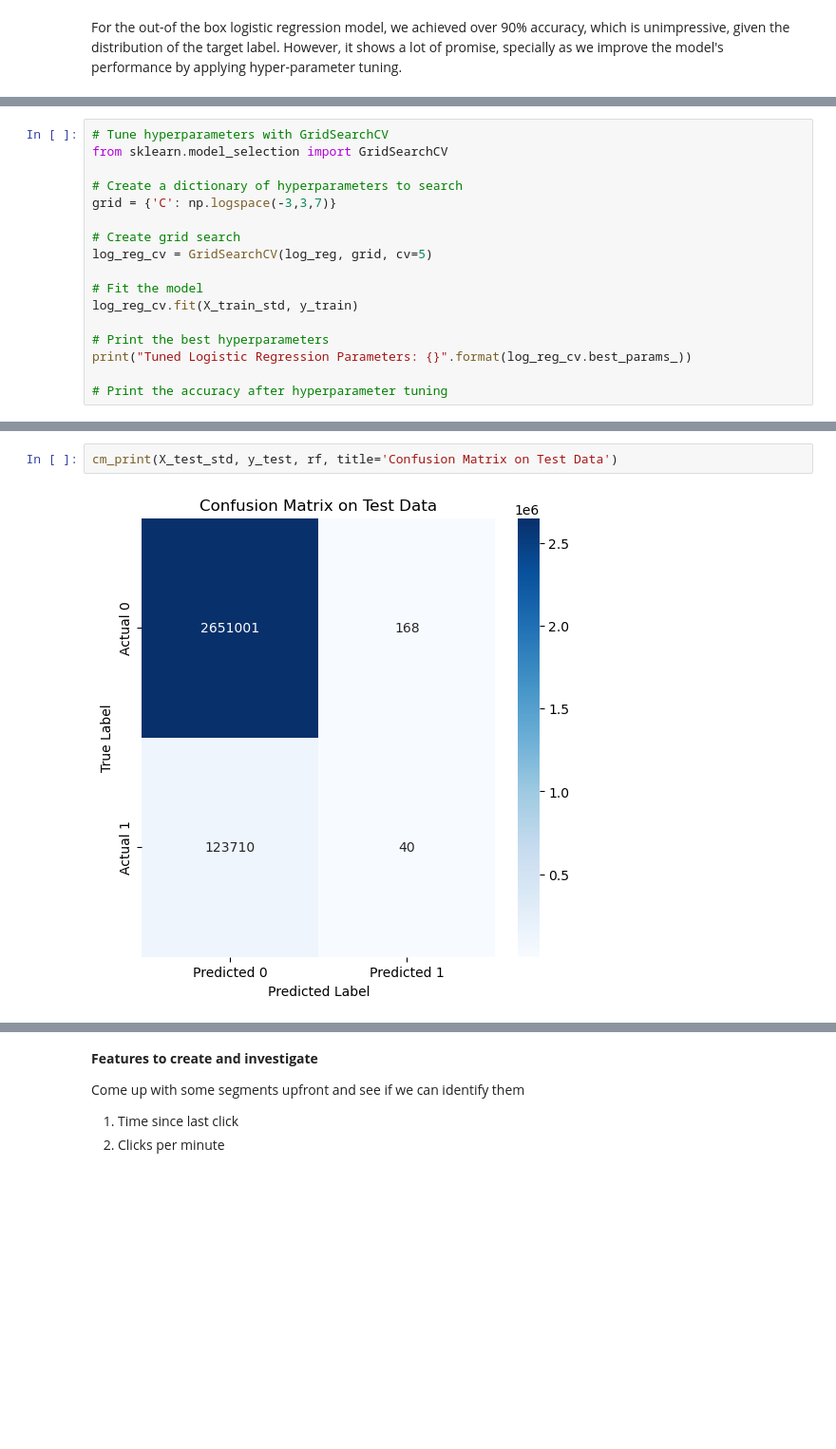
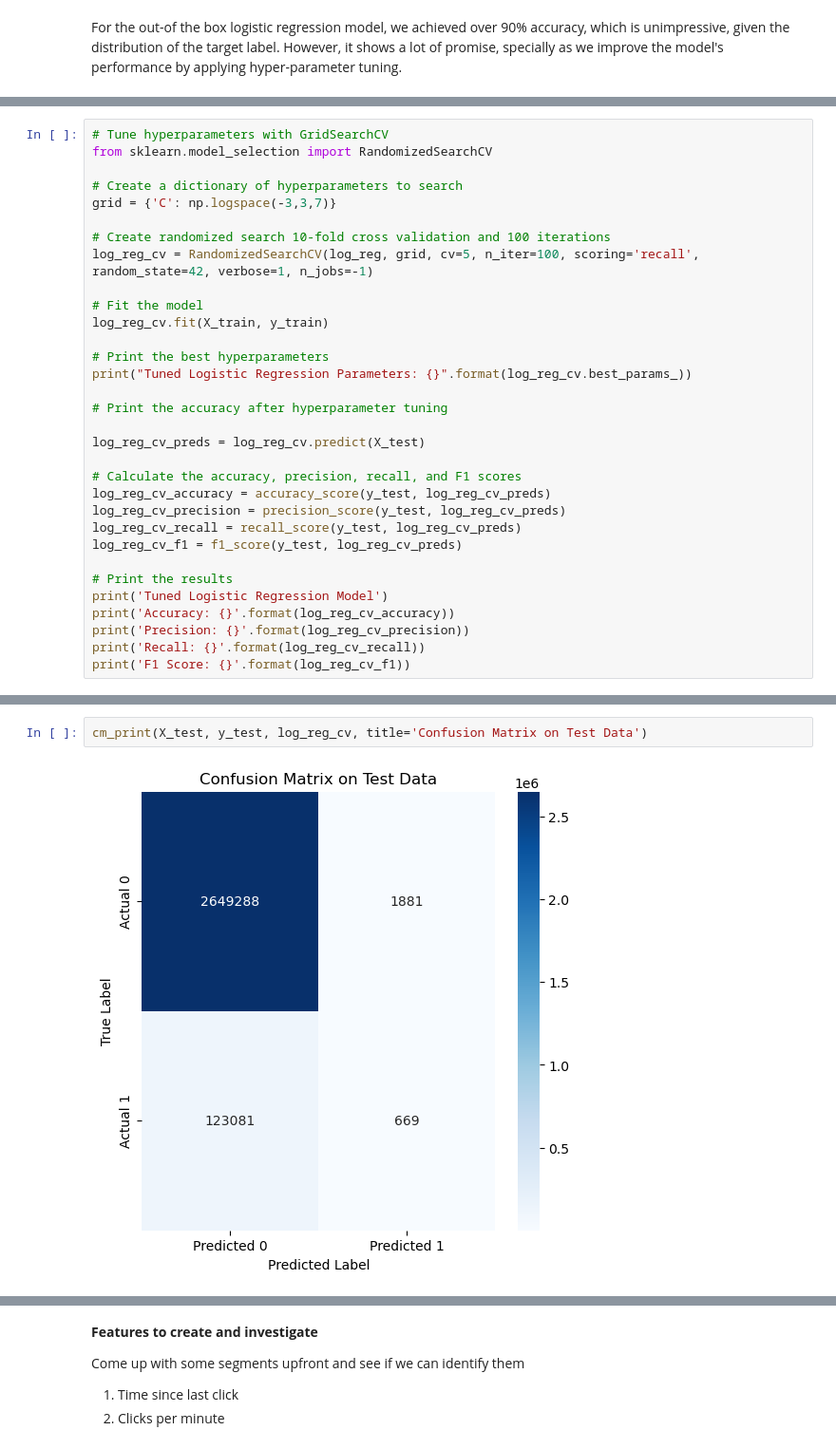
Before and after one commit to Bernardo-giff/imperial_digital_marketing, a Jupyter notebook: Prediction_algorithm.ipynb, the cells around one changed output, grey strips where cells are left out. Shown at 95% size. Saved outputs shown, nothing was run; the diff lists cells and outputs as text; blank space fills up the shorter version.

```diff
--- a/Prediction_algorithm.ipynb
+++ b/Prediction_algorithm.ipynb
@@ -450,19 +477,34 @@ roc_auc_curve(log_reg.predict_proba(X_test_std)[:, 1], 'Logistic Regression ROC
 NotFittedError: This LogisticRegression instance is not fitted yet. Call 'fit' with appropriate arguments before using this estimator.
 # %%
 # Tune hyperparameters with GridSearchCV
-from sklearn.model_selection import GridSearchCV
+from sklearn.model_selection import RandomizedSearchCV
 
 # Create a dictionary of hyperparameters to search
 grid = {'C': np.logspace(-3,3,7)}
 
-# Create grid search
-log_reg_cv = GridSearchCV(log_reg, grid, cv=5)
+# Create randomized search 10-fold cross validation and 100 iterations
+log_reg_cv = RandomizedSearchCV(log_reg, grid, cv=5, n_iter=100, scoring='recall', random_state=42, verbose=1, n_jobs=-1)
 
 # Fit the model
-log_reg_cv.fit(X_train_std, y_train)
+log_reg_cv.fit(X_train, y_train)
 
 # Print the best hyperparameters
 print("Tuned Logistic Regression Parameters: {}".format(log_reg_cv.best_params_))
 
 # Print the accuracy after hyperparameter tuning
+
+log_reg_cv_preds = log_reg_cv.predict(X_test)
+
+# Calculate the accuracy, precision, recall, and F1 scores
+log_reg_cv_accuracy = accuracy_score(y_test, log_reg_cv_preds)
+log_reg_cv_precision = precision_score(y_test, log_reg_cv_preds)
+log_reg_cv_recall = recall_score(y_test, log_reg_cv_preds)
+log_reg_cv_f1 = f1_score(y_test, log_reg_cv_preds)
+
+# Print the results
+print('Tuned Logistic Regression Model')
+print('Accuracy: {}'.format(log_reg_cv_accuracy))
+print('Precision: {}'.format(log_reg_cv_precision))
+print('Recall: {}'.format(log_reg_cv_recall))
+print('F1 Score: {}'.format(log_reg_cv_f1))
 # %% [output]
@@ -502,4 +534,4 @@ F1 Score: 0.0006453798867358298
 # %%
-cm_print(X_test_std, y_test, rf, title='Confusion Matrix on Test Data')
+cm_print(X_test, y_test, log_reg_cv, title='Confusion Matrix on Test Data')
 # %% [output]
-[figure, old version]
+[figure, new version]
```
Also changed, not shown: parts of 24 cells of this notebook, 1 other file.
